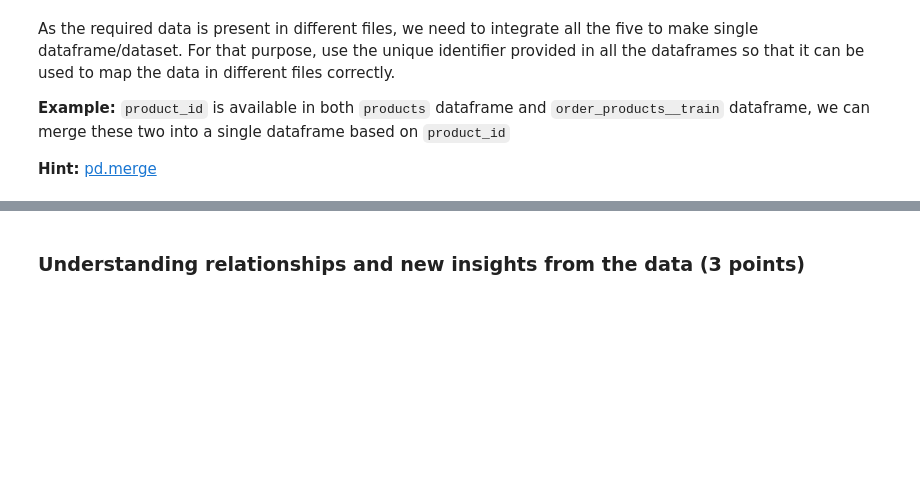
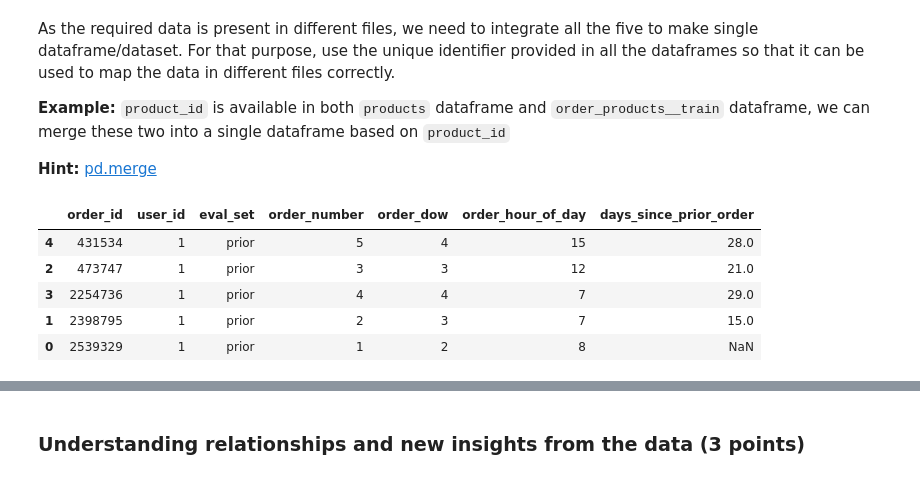
Before and after one commit to surabhi13gupta/CDS, a Jupyter notebook: Module 8/MP1/Market_Basket_Analysis.ipynb, the cells around one changed output, grey strips where cells are left out. Drawn from its saved outputs; the diff is of its cells as text; code cells hidden in the pictures; blank space fills up the shorter version.

```diff
--- a/Module 8/MP1/Market_Basket_Analysis.ipynb
+++ b/Module 8/MP1/Market_Basket_Analysis.ipynb
@@ -75,3 +75,12 @@ As the required data is present in different files, we need to integrate all the
 **Example:** `product_id` is available in both `products` dataframe and `order_products__train` dataframe, we can merge these two into a single dataframe based on `product_id`
 
 **Hint:** [pd.merge](https://pandas.pydata.org/pandas-docs/stable/reference/api/pandas.DataFrame.merge.html)
+# %%
+orders.head().sort_values(by='order_id')
+# %% [output]
+|  | order_id | user_id | eval_set | order_number | order_dow | order_hour_of_day | days_since_prior_order |
+| 4 | 431534 | 1 | prior | 5 | 4 | 15 | 28.0 |
+| 2 | 473747 | 1 | prior | 3 | 3 | 12 | 21.0 |
+| 3 | 2254736 | 1 | prior | 4 | 4 | 7 | 29.0 |
+| 1 | 2398795 | 1 | prior | 2 | 3 | 7 | 15.0 |
+| 0 | 2539329 | 1 | prior | 1 | 2 | 8 | NaN |
```
Also changed, not shown: parts of 4 cells of this notebook.
